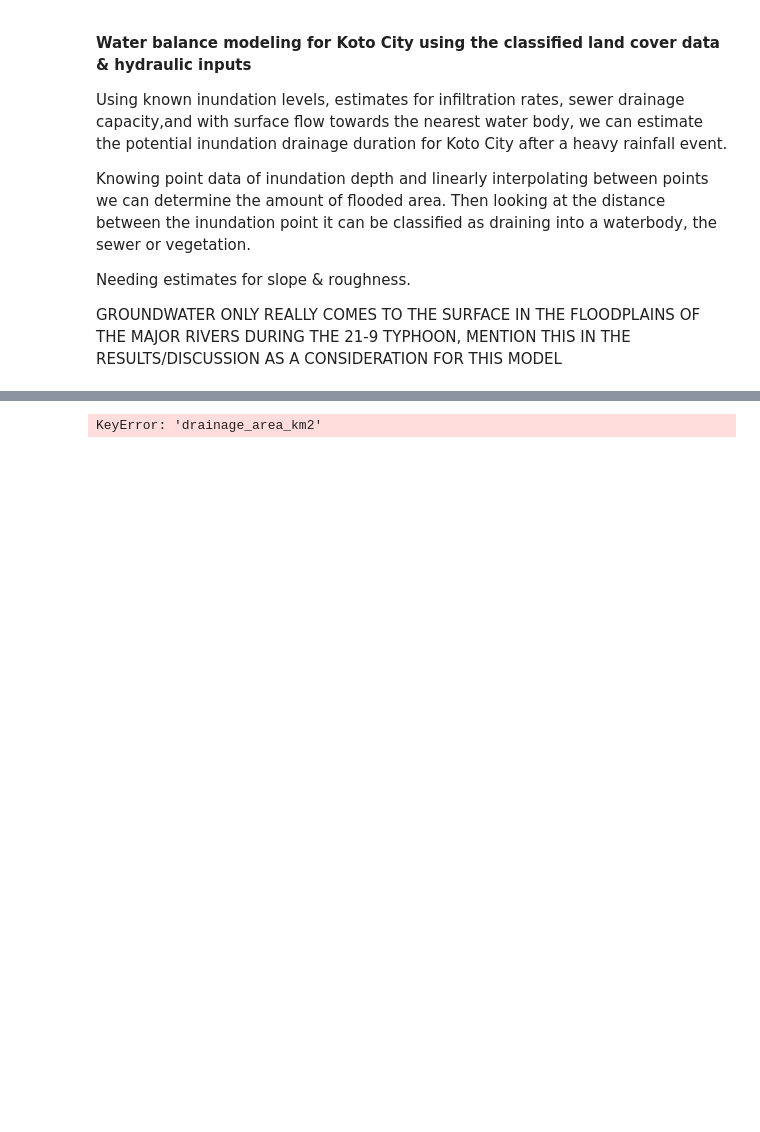
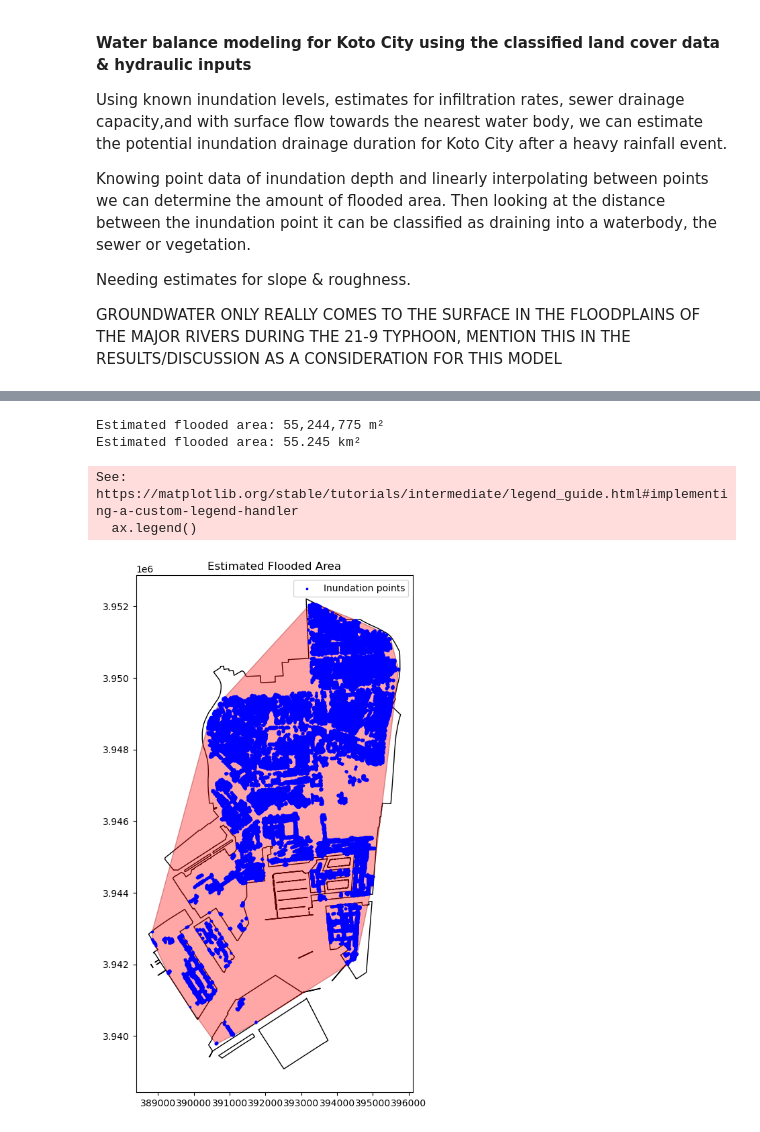
Before and after one commit to foozdemiroglu-gif/MP411-Tokyo, a Jupyter notebook: Drainage_analysis.ipynb, the cells around one changed output, grey strips where cells are left out. Cells and saved outputs as stored; diff of their text form; code cells hidden in the pictures; blank space fills up the shorter version.

```diff
--- a/Drainage_analysis.ipynb
+++ b/Drainage_analysis.ipynb
@@ -686,6 +742,45 @@ inundation_data.head() # Transform to EPSG:32654 coordinate reference system
 #Calculating flooded area and volume for each drainage area based on the inundation depth point data
 #Using linear interpolation to estimate the inundation depth for each drainage area
 
-drainage_areas =
+# drainage_areas =
-# %% [output]
-KeyError: 'drainage_area_km2'
+# %%
+# Estimate flooded area from the outer boundary of the inundation points.
+flooded_boundary = inundation_gdf.geometry.union_all().convex_hull
+
+flooded_area_m2 = flooded_boundary.area
+flooded_area_km2 = flooded_area_m2 / 1_000_000
+
+print(f"Estimated flooded area: {flooded_area_m2:,.0f} m²")
+print(f"Estimated flooded area: {flooded_area_km2:.3f} km²")
+
+# Display the estimated flooded boundary.
+ax = koto_projected.plot(
+    edgecolor="black",
+    facecolor="none",
+    figsize=(10, 10)
+)
+
+gpd.GeoSeries([flooded_boundary], crs="EPSG:32654").plot(
+    ax=ax,
+    facecolor="red",
+    edgecolor="darkred",
+    alpha=0.35,
+    label="Estimated flooded area"
+)
+
+inundation_gdf.plot(
+    ax=ax,
+    color="blue",
+    markersize=3,
+    label="Inundation points"
+)
+
+ax.legend()
+plt.title("Estimated Flooded Area")
+plt.show()
+# %% [output]
+Estimated flooded area: 55,244,775 m²
+Estimated flooded area: 55.245 km²
+See: https://matplotlib.org/stable/tutorials/intermediate/legend_guide.html#implementing-a-custom-legend-handler
+  ax.legend()
+[figure, added]
```
Also changed, not shown: parts of 10 cells of this notebook.
